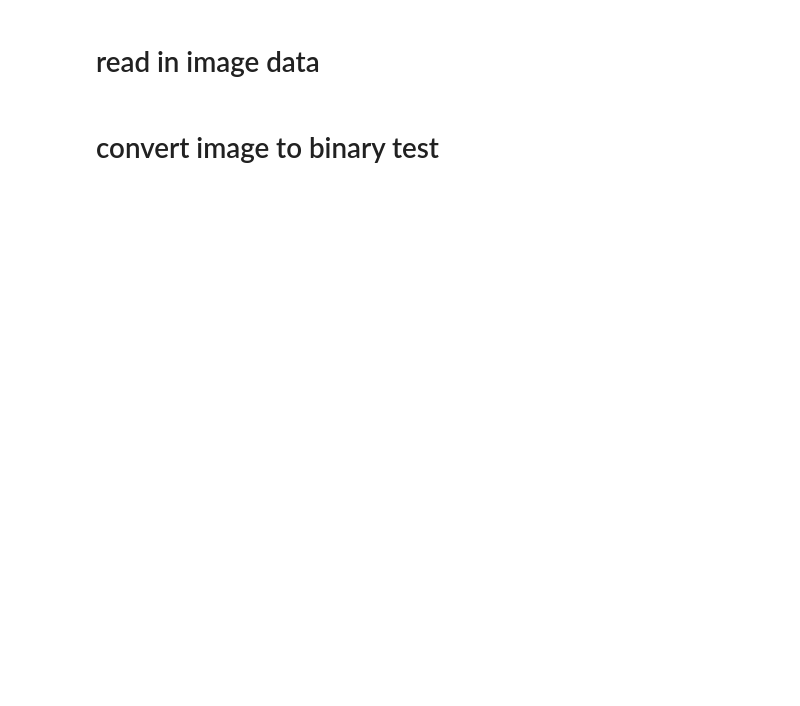
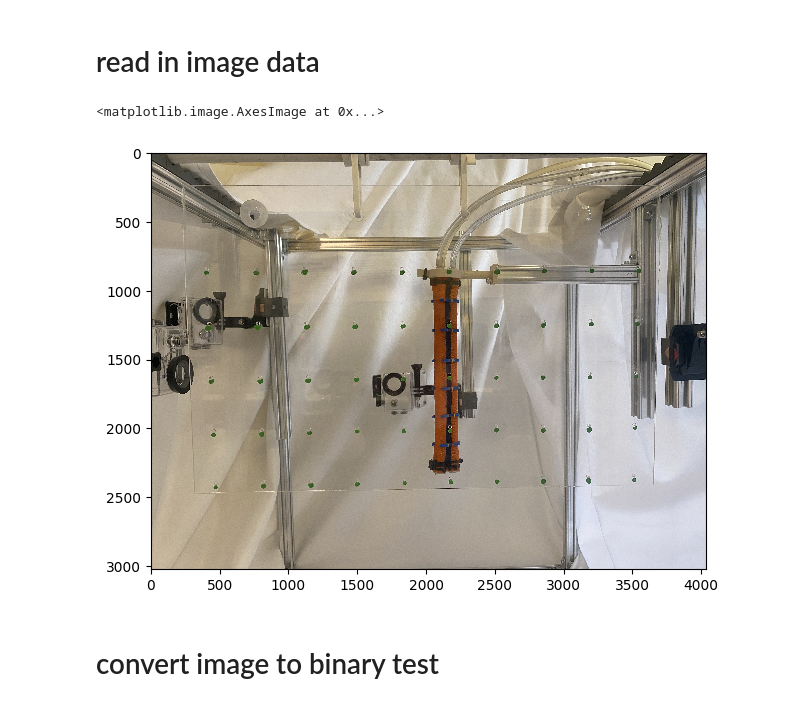
Before and after one commit to biskupds/biskupds.github.io, a Jupyter notebook: centroid detection/centroid detection.ipynb, the cells around one changed output. Drawn from its saved outputs; the diff is of its cells as text; code cells hidden in the pictures; blank space fills up the shorter version.

```diff
--- a/centroid detection/centroid detection.ipynb
+++ b/centroid detection/centroid detection.ipynb
@@ -3,9 +3,12 @@
 # %%
 import skimage.io
 
-image = skimage.io.imread("./image.jpg")
+image = skimage.io.imread("./image.png")
 skimage.io.imshow(image)
 # skimage.io.show()
+# %% [output]
+<matplotlib.image.AxesImage at 0x...>
+[figure, added]
 # %% [markdown]
 # convert image to binary test
 # %%
```
Also changed, not shown: parts of 2 cells of this notebook, 27 other files.
